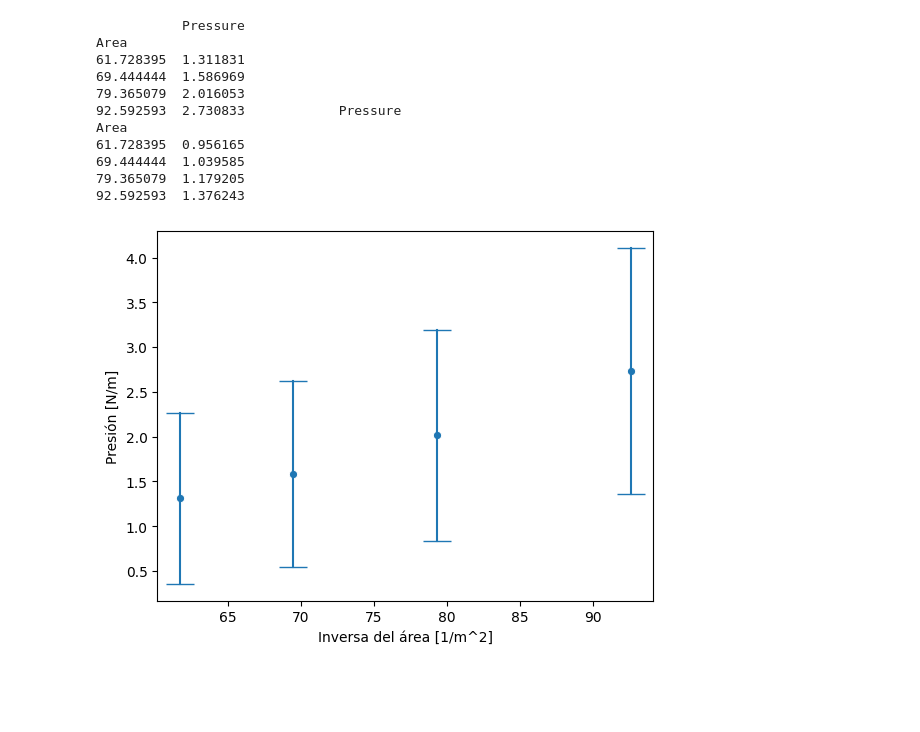
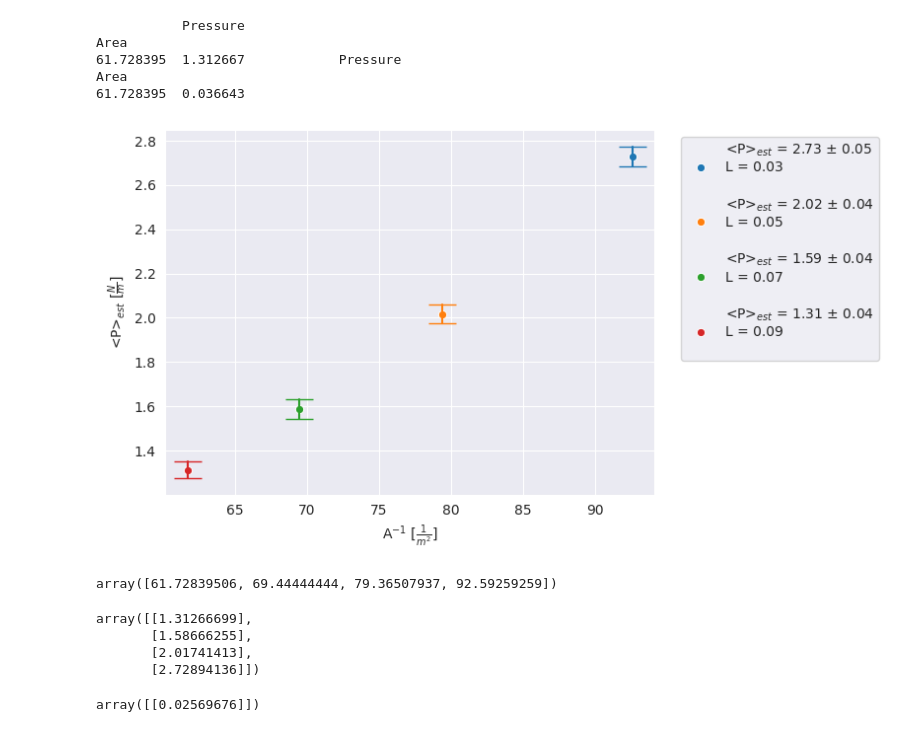
Before and after one commit to mricarte-i/2023Q2G01, a Jupyter notebook: TP3/plotter/pressure_over_inverse_area.ipynb, the cells around one changed output. Saved outputs shown, nothing was run; the diff lists cells and outputs as text; code cells hidden in the pictures; blank space fills up the shorter version.

Commit message:
feat(plotter): add regression to pressure_over_inverse_area

```diff
--- a/TP3/plotter/pressure_over_inverse_area.ipynb
+++ b/TP3/plotter/pressure_over_inverse_area.ipynb
@@ -5,3 +4,5 @@ delta_t = 0.03
+# %%
+delta_t = 5
 # %%
 impulse_files = [
     "../Out-N500-L0.03-ITER500000-POST50-wallEvents-w-0.09.txt",
@@ -24,17 +25,13 @@ stationary_ts = [
     80
 ]
 # %%
-plot_pressure_over_inverse_area(impulse_files, Ls, delta_t, stationary_ts)
+dfs = pressure_over_inverse_area(impulse_files, Ls, delta_t, stationary_ts)
-# %% [output]
-           Pressure
-Area
-61.728395  1.311831
-69.444444  1.586969
-79.365079  2.016053
-92.592593  2.730833            Pressure
-Area
-61.728395  0.956165
-69.444444  1.039585
-79.365079  1.179205
-92.592593  1.376243
-[figure, removed]
+# %%
+plot_pressure_over_inverse_area(dfs, Ls)
+# %% [output]
+           Pressure
+Area
+61.728395  1.312667            Pressure
+Area
+61.728395  0.036643
+[figure, added]
@@ -40,0 +44,18 @@ Area
+# %%
+X= df.groupby(["Area"]).mean().index.to_numpy()
+X
+# %% [output]
+array([61.72839506, 69.44444444, 79.36507937, 92.59259259])
+# %%
+Y = df.groupby(["Area"]).mean().values
+Y
+# %% [output]
+array([[1.31266699],
+       [1.58666255],
+       [2.01741413],
+       [2.72894136]])
+# %%
+K = min_sqrs(X, [lambda x : x], Y)
+K
+# %% [output]
+array([[0.02569676]])
```
Also changed, not shown: parts of 15 cells of this notebook, 2 other files.
